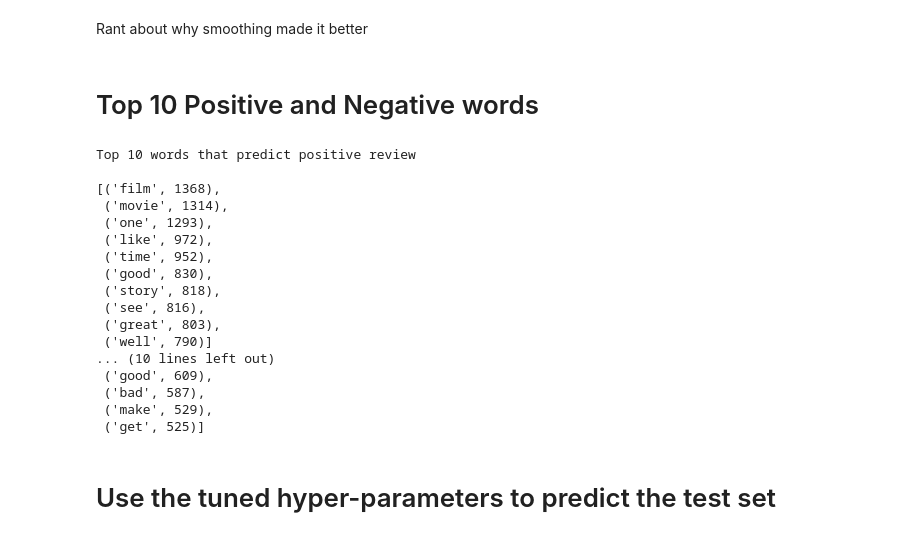
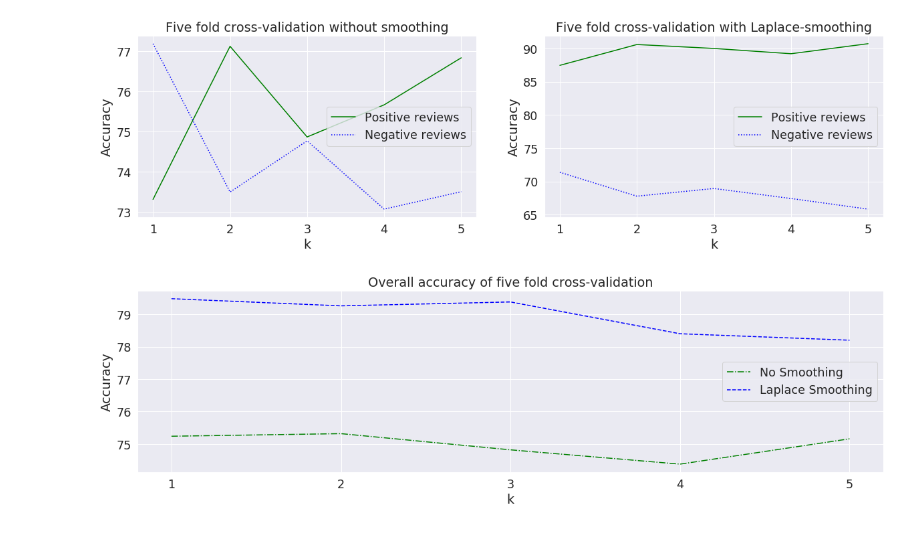
Before and after one commit to harsha993/sa-nb-review, a Jupyter notebook: nb.ipynb, the cells around one changed output. Cells and saved outputs as stored; diff of their text form; code cells hidden in the pictures.

```diff
--- a/nb.ipynb
+++ b/nb.ipynb
@@ -239,39 +356,35 @@ Accuracy after applying Laplace Smoothing :0.795
-# %% [markdown]
-Rant about why smoothing made it better
-# %% [markdown]
-# Top 10 Positive and Negative words
-# %%
-pos_words = []
-dev_df[(dev_df['_class']=='pos')
-       & (dev_df['_class']==dev_df['_predicted_class'])
-      ]['_data'].apply(pos_words.extend)
-pos_words = collections.Counter(pos_words)
-print("Top 10 words that predict positive review\n")
-pprint(pos_words.most_common(10))
-neg_words = []
-dev_df[(dev_df['_class']=='neg')
-       & (dev_df['_class']==dev_df['_predicted_class'])
-      ]['_data'].apply(neg_words.extend)
-neg_words = collections.Counter(neg_words)
-print("\n\nTop 10 words that predict negative review\n")
-pprint(neg_words.most_common(10))
-# %% [output]
-Top 10 words that predict positive review
-
-[('film', 1368),
- ('movie', 1314),
- ('one', 1293),
- ('like', 972),
- ('time', 952),
- ('good', 830),
- ('story', 818),
- ('see', 816),
- ('great', 803),
- ('well', 790)]
-... (10 lines left out)
- ('good', 609),
- ('bad', 587),
- ('make', 529),
- ('get', 525)]
-# %% [markdown]
-# Use the tuned hyper-parameters to predict the test set
+# %%
+k = [1,2,3,4,5]
+fig, (ax1,ax2)  = plt.subplots(1,2, figsize=[20,5])
+ax1.plot(k, accuracy['normal']['pos'], label="Positive reviews", color="green")
+ax1.plot(k, accuracy['normal']['neg'], label="Negative reviews", color="blue", linestyle=':')
+# ax1.plot(k, accuracy['normal']['overall'], label="Overall", color="orange", linestyle='--')
+ax1.set_xlabel("k")
+ax1.set_title("Five fold cross-validation without smoothing")
+ax1.set_ylabel("Accuracy")
+ax1.set_xticks(k)
+ax1.legend(loc='best')
+
+ax2.plot(k, accuracy['smooth']['pos'], label="Positive reviews", color="green")
+ax2.plot(k, accuracy['smooth']['neg'], label="Negative reviews", color="blue", linestyle=':')
+# ax2.plot(k, accuracy['smooth']['overall'], label="Overall", color="orange", linestyle='--')
+ax2.set_xlabel("k")
+ax2.set_title("Five fold cross-validation with Laplace-smoothing")
+ax2.set_ylabel("Accuracy")
+ax2.set_xticks(k)
+ax2.legend(loc='best')
+
+fig, ax  = plt.subplots(1,1, figsize=[20,5])
+ax.plot(k, accuracy['normal']['overall'], label="No Smoothing", color="green", linestyle='-.')
+ax.plot(k, accuracy['smooth']['overall'], label="Laplace Smoothing", color="blue", linestyle='--')
+ax.set_xlabel("k")
+ax.set_title("Overall accuracy of five fold cross-validation")
+ax.set_ylabel("Accuracy")
+ax.set_xticks(k)
+ax.legend(loc='best')
+
+plt.show()
+plt.close()
+# %% [output]
+[figure, added]
+[figure, added]
```
Also changed, not shown: parts of 41 cells of this notebook, 1 other file.
